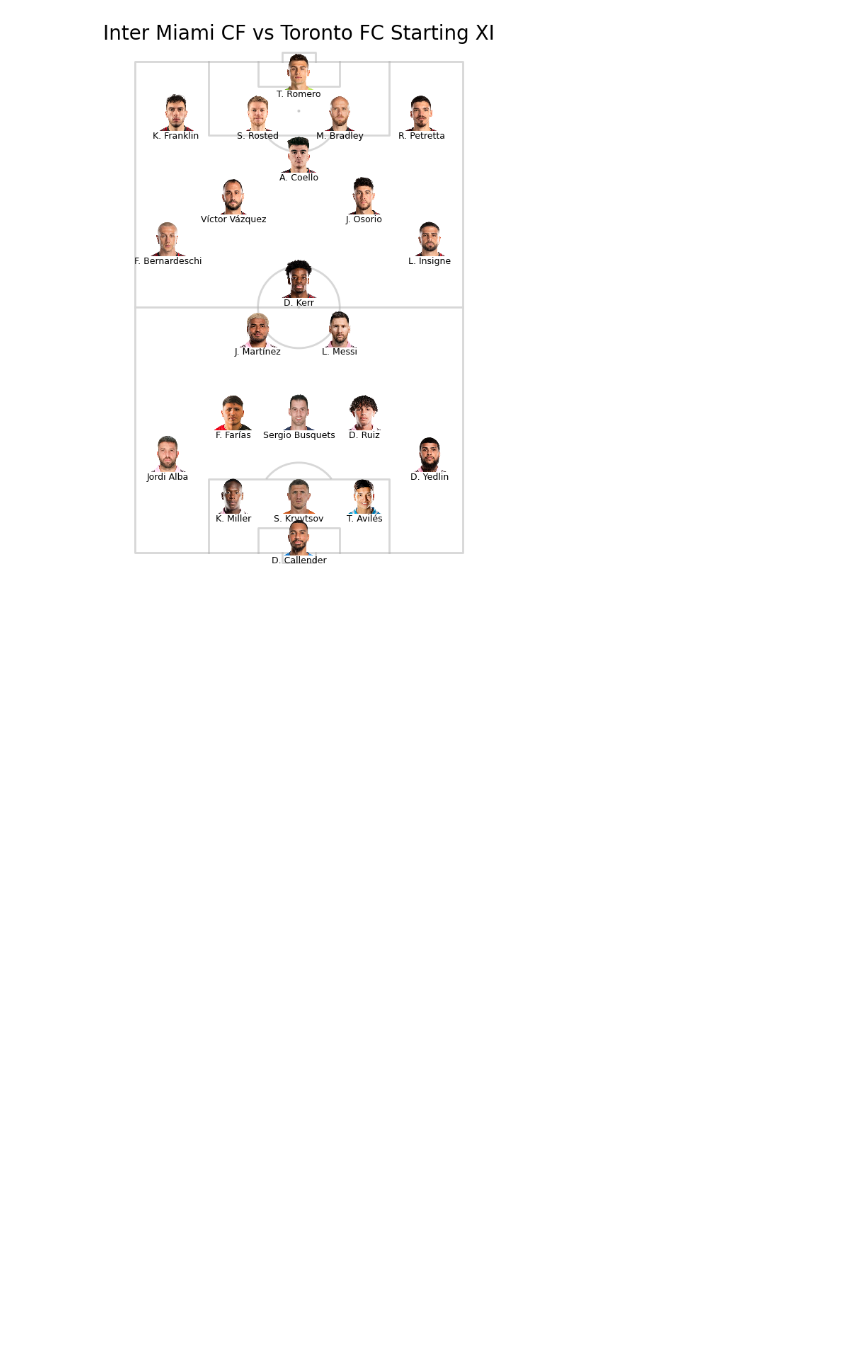
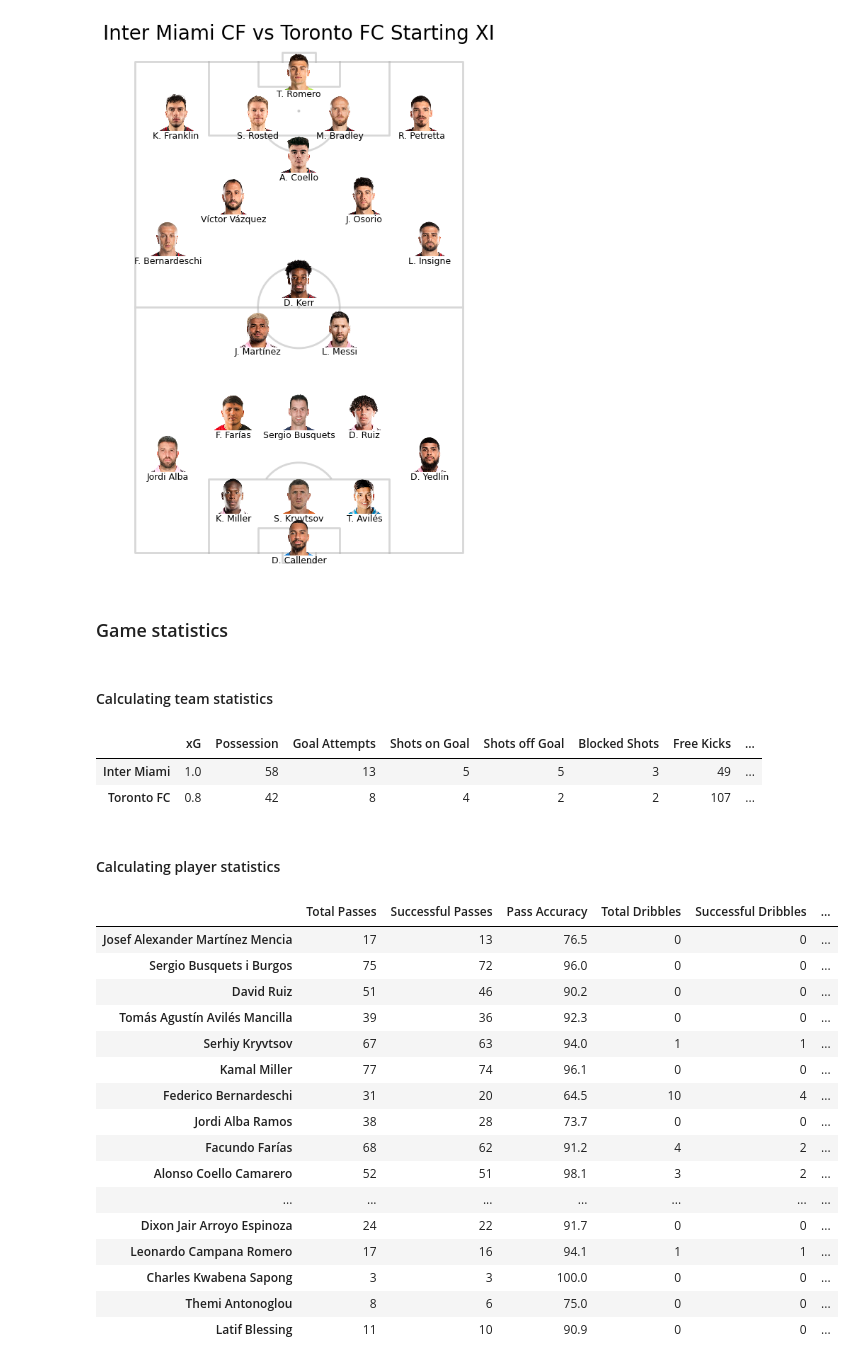
Before and after one commit to akyuzdilhan/FootballDataLab, a Jupyter notebook: AnalyseStatsBomb.ipynb, the cells around one changed output. Cells and saved outputs as stored; diff of their text form; code cells hidden in the pictures; blank space fills up the shorter version.

Commit message:
Calculation and creation of match statistics tables for teams and players

```diff
--- a/AnalyseStatsBomb.ipynb
+++ b/AnalyseStatsBomb.ipynb
@@ -58,7 +58,7 @@ team_name_mappingSD = {
     "Inter Miami": "Inter Miami CF",
     "Cincinnati": "Cincinnati FC",
 }
-events_df['team_name'] = events_df['team_name'].replace(team_name_mappingSD)
+# events_df['team_name'] = events_df['team_name'].replace(team_name_mappingSD)
 # %%
 datafolder = "datasets"
 if not os.path.exists(datafolder):
@@ -408,3 +408,7 @@ players_image_formation(events_df, tactics)
 players_image_vertical_formation(events_df, tactics)
 # %% [output]
 [figure]
+# %% [markdown]
+### Game statistics
+# %% [markdown]
+#### Calculating team statistics
@@ -410,0 +495,9 @@ players_image_vertical_formation(events_df, tactics)
+# %%
+team_metrics_df = calculate_team_metrics(events_df)
+team_metrics_df
+# %% [output]
+|  | xG | Possession | Goal Attempts | Shots on Goal | Shots off Goal | Blocked Shots | Free Kicks | ... |
+| Inter Miami | 1.0 | 58 | 13 | 5 | 5 | 3 | 49 | ... |
+| Toronto FC | 0.8 | 42 | 8 | 4 | 2 | 2 | 107 | ... |
+# %% [markdown]
+#### Calculating player statistics
@@ -410,0 +588,21 @@ players_image_vertical_formation(events_df, tactics)
+# %%
+player_metrics_df = calculate_player_metrics(events_df, tactics) # TODO add calculation of meters gained, key passes, goals, xG and all other statistics
+player_metrics_df
+# %% [output]
+|  | Total Passes | Successful Passes | Pass Accuracy | Total Dribbles | Successful Dribbles | ... |
+| Josef Alexander Martínez Mencia | 17 | 13 | 76.5 | 0 | 0 | ... |
+| Sergio Busquets i Burgos | 75 | 72 | 96.0 | 0 | 0 | ... |
+| David Ruiz | 51 | 46 | 90.2 | 0 | 0 | ... |
+| Tomás Agustín Avilés Mancilla | 39 | 36 | 92.3 | 0 | 0 | ... |
+| Serhiy Kryvtsov | 67 | 63 | 94.0 | 1 | 1 | ... |
+| Kamal Miller | 77 | 74 | 96.1 | 0 | 0 | ... |
+| Federico Bernardeschi | 31 | 20 | 64.5 | 10 | 4 | ... |
+| Jordi Alba Ramos | 38 | 28 | 73.7 | 0 | 0 | ... |
+| Facundo Farías | 68 | 62 | 91.2 | 4 | 2 | ... |
+| Alonso Coello Camarero | 52 | 51 | 98.1 | 3 | 2 | ... |
+| ... | ... | ... | ... | ... | ... | ... |
+| Dixon Jair Arroyo Espinoza | 24 | 22 | 91.7 | 0 | 0 | ... |
+| Leonardo Campana Romero | 17 | 16 | 94.1 | 1 | 1 | ... |
+| Charles Kwabena Sapong | 3 | 3 | 100.0 | 0 | 0 | ... |
+| Themi Antonoglou | 8 | 6 | 75.0 | 0 | 0 | ... |
+| Latif Blessing | 11 | 10 | 90.9 | 0 | 0 | ... |
```
Also changed, not shown: parts of 3 cells of this notebook.
